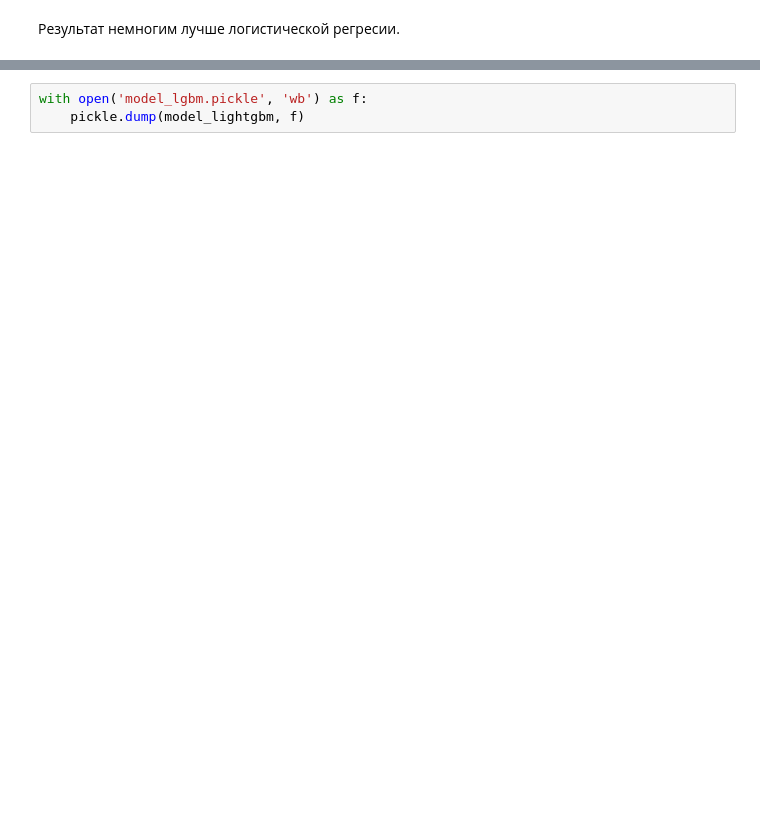
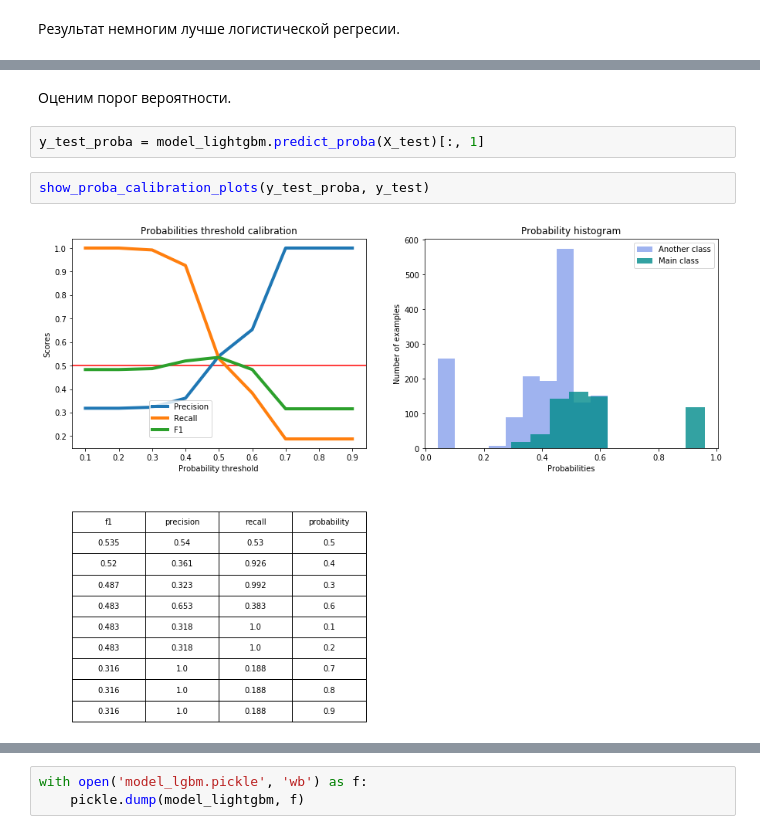
Before and after one commit to doksketch/to-give-or-not-to-give, a Jupyter notebook: credit_scoring.ipynb, the cells around one changed output, grey strips where cells are left out. Saved outputs shown, nothing was run; the diff lists cells and outputs as text; blank space fills up the shorter version.

```diff
--- a/credit_scoring.ipynb
+++ b/credit_scoring.ipynb
@@ -1091,0 +1079,8 @@ show_learning_curve_plot(model_lightgbm, X, y)
+# %% [markdown]
+Оценим порог вероятности.
+# %%
+y_test_proba = model_lightgbm.predict_proba(X_test)[:, 1]
+# %%
+show_proba_calibration_plots(y_test_proba, y_test)
+# %% [output]
+[figure, added]
```
Also changed, not shown: parts of 87 cells of this notebook.
